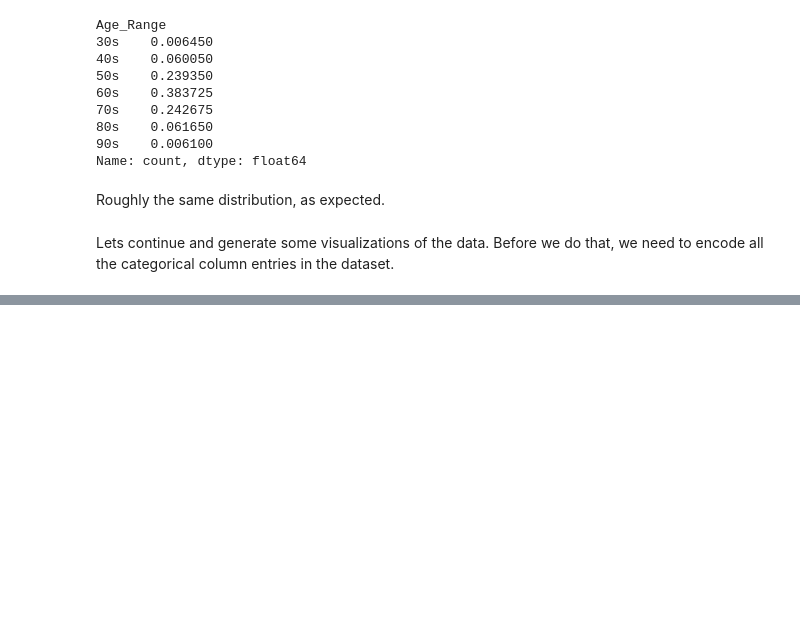
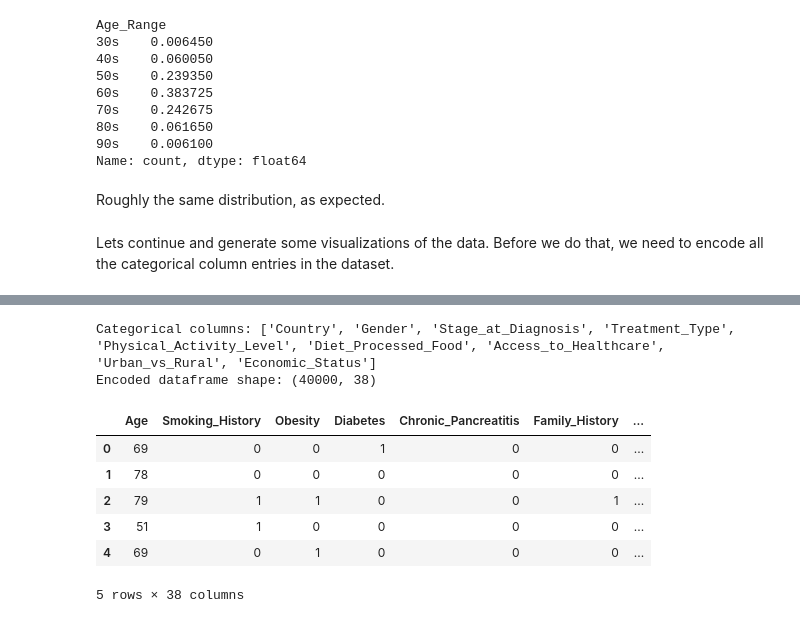
Before and after one commit to aman1678/Pancreatic-Cancer-Analysis, a Jupyter notebook: eda.ipynb, the cells around one changed output, grey strips where cells are left out. Cells and saved outputs as stored; diff of their text form; code cells hidden in the pictures; blank space fills up the shorter version.

```diff
--- a/eda.ipynb
+++ b/eda.ipynb
@@ -193,0 +191,28 @@ copy_df_cat = copy_df[["Gender"]]
+# %%
+from sklearn.preprocessing import OneHotEncoder
+
+# Identify categorical columns
+cat_cols = copy_df.select_dtypes(include=['object']).columns.tolist()
+print("Categorical columns:", cat_cols)
+
+# One-hot encode all categorical columns
+one_hot_encoder = OneHotEncoder(sparse_output=False, drop='first')  # drop first to avoid multicollinearity
+encoded_features = one_hot_encoder.fit_transform(copy_df[cat_cols])
+encoded_df = pd.DataFrame(encoded_features, columns=one_hot_encoder.get_feature_names_out(cat_cols))
+
+# Combine with numerical columns
+num_cols = copy_df.select_dtypes(include=['int64']).columns.tolist()
+copy_df_encoded = pd.concat([copy_df[num_cols].reset_index(drop=True), encoded_df], axis=1)
+
+print("Encoded dataframe shape:", copy_df_encoded.shape)
+copy_df_encoded.head()
+# %% [output]
+Categorical columns: ['Country', 'Gender', 'Stage_at_Diagnosis', 'Treatment_Type', 'Physical_Activity_Level', 'Diet_Processed_Food', 'Access_to_Healthcare', 'Urban_vs_Rural', 'Economic_Status']
+Encoded dataframe shape: (40000, 38)
+|  | Age | Smoking_History | Obesity | Diabetes | Chronic_Pancreatitis | Family_History | ... |
+| 0 | 69 | 0 | 0 | 1 | 0 | 0 | ... |
+| 1 | 78 | 0 | 0 | 0 | 0 | 0 | ... |
+| 2 | 79 | 1 | 1 | 0 | 0 | 1 | ... |
+| 3 | 51 | 1 | 0 | 0 | 0 | 0 | ... |
+| 4 | 69 | 0 | 1 | 0 | 0 | 0 | ... |
+5 rows × 38 columns
```
Also changed, not shown: parts of 6 cells of this notebook, 5 other files.
